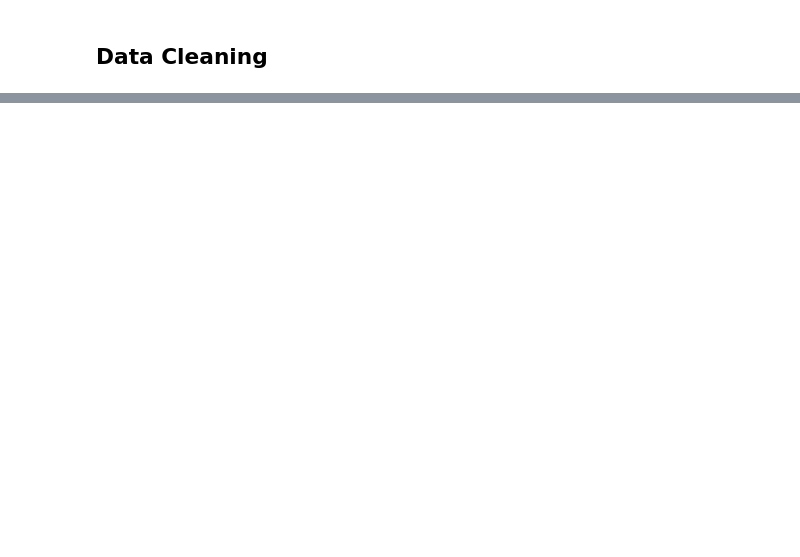
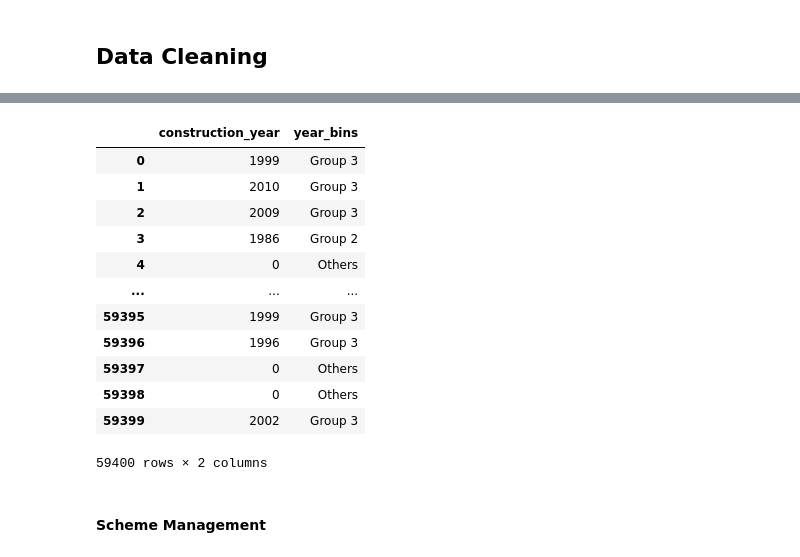
Before and after one commit to hardymunjal/MultiClass_Pump_Prediction, a Jupyter notebook: data_cleaning.ipynb, the cells around one changed output, grey strips where cells are left out. Saved outputs shown, nothing was run; the diff lists cells and outputs as text; code cells hidden in the pictures; blank space fills up the shorter version.

```diff
--- a/data_cleaning.ipynb
+++ b/data_cleaning.ipynb
@@ -57,0 +161,3 @@ Name: count, dtype: int64
+# %%
+years = df.construction_year.to_list()
+years = [3000 if i == 0 else i for i in years]
@@ -57,0 +177,20 @@ Name: count, dtype: int64
+# %%
+df['year_bins'] = categories
+# %%
+df[['construction_year', 'year_bins']]
+# %% [output]
+|  | construction_year | year_bins |
+| 0 | 1999 | Group 3 |
+| 1 | 2010 | Group 3 |
+| 2 | 2009 | Group 3 |
+| 3 | 1986 | Group 2 |
+| 4 | 0 | Others |
+| ... | ... | ... |
+| 59395 | 1999 | Group 3 |
+| 59396 | 1996 | Group 3 |
+| 59397 | 0 | Others |
+| 59398 | 0 | Others |
+| 59399 | 2002 | Group 3 |
+59400 rows × 2 columns
+# %% [markdown]
+#### Scheme Management
```
Also changed, not shown: parts of 45 cells of this notebook.
